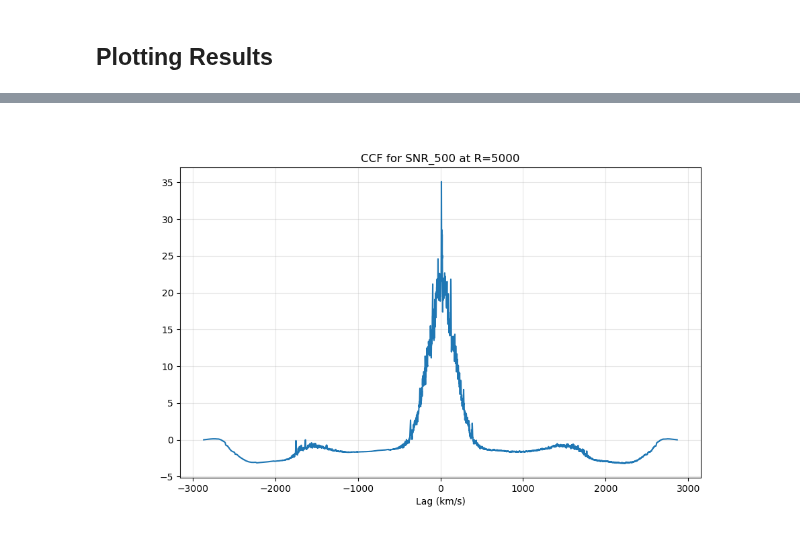
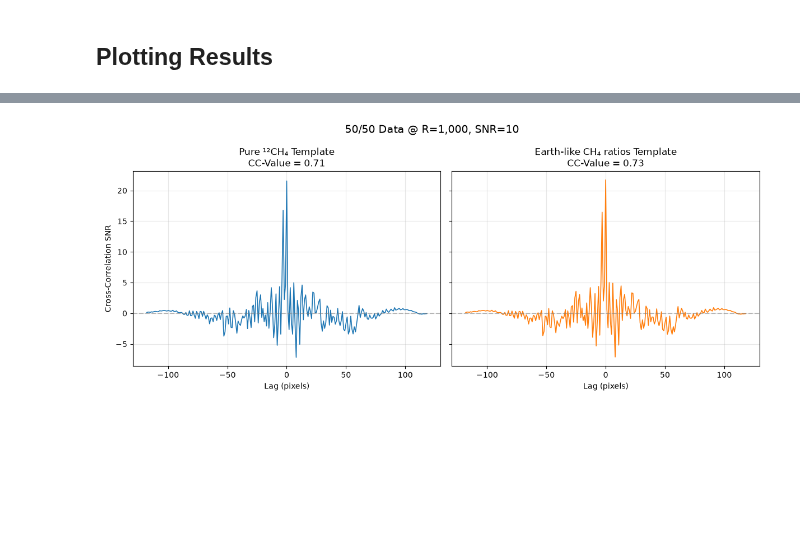
Before and after one commit to zanecollins/sgl_science_case, a Jupyter notebook: sgl_science_case/notebooks/summer_26_isotope_tests_cc.ipynb, the cells around one changed output, grey strips where cells are left out. Drawn from its saved outputs; the diff is of its cells as text; code cells hidden in the pictures; blank space fills up the shorter version.

```diff
--- a/sgl_science_case/notebooks/summer_26_isotope_tests_cc.ipynb
+++ b/sgl_science_case/notebooks/summer_26_isotope_tests_cc.ipynb
@@ -580,28 +780,20 @@ else:
-# %%
-snr_to_plot = 'SNR_500'
-res_to_plot = 5000
-cc_value = False
-# Filter the dataframe
-subset = df_pure[(df_pure['snr'] == snr_to_plot) & (df_pure['resolution'] == res_to_plot)]
-
-if len(subset) == 0:
-    print("No matching data!")
-else:
-    row = subset.iloc[0] #only row
-
-    lags = np.array(row['lags'])
-    if cc_value:
-        y = np.array(row['ccf'])
-        plt.ylabel('Cross-Correlation')
-
-    else:
-        y = np.array(row['cc_snr'])
-        plt.ylabel('CC SNR')
-    plt.figure(figsize=(10, 6))
-    plt.plot(lags, y)
-    plt.xlabel('Lag (km/s)')
-    plt.title(f'CCF for {snr_to_plot} at R={res_to_plot}')
-    plt.grid(True, alpha=0.3)
-    plt.show()
-# %% [output]
-[figure, removed]
+# %%
+resolution_to_plot = 1000
+snr_to_plot = 10
+
+# Define the abundance dictionaries exactly as stored in your DataFrame
+pure_template   = {'CH4': {1: 1.0, 2: 0.0}}
+earth_template  = {'CH4': {1: 0.95, 2: 0.05}}
+test_template = {'CH4': {1:  .9, 2:.1}}
+data_5050       = {'CH4': {1: 0.5, 2: 0.5}}
+
+plot_ccf_comparison(
+    df=df_results,
+    resolution=resolution_to_plot,
+    snr=snr_to_plot,
+    data_abundances=data_5050,
+    template_pure=pure_template,
+    template_earth=earth_template, cc_value_plot=False
+)
+# %% [output]
+[figure, added]
```
Also changed, not shown: parts of 24 cells of this notebook, 6 other files.
